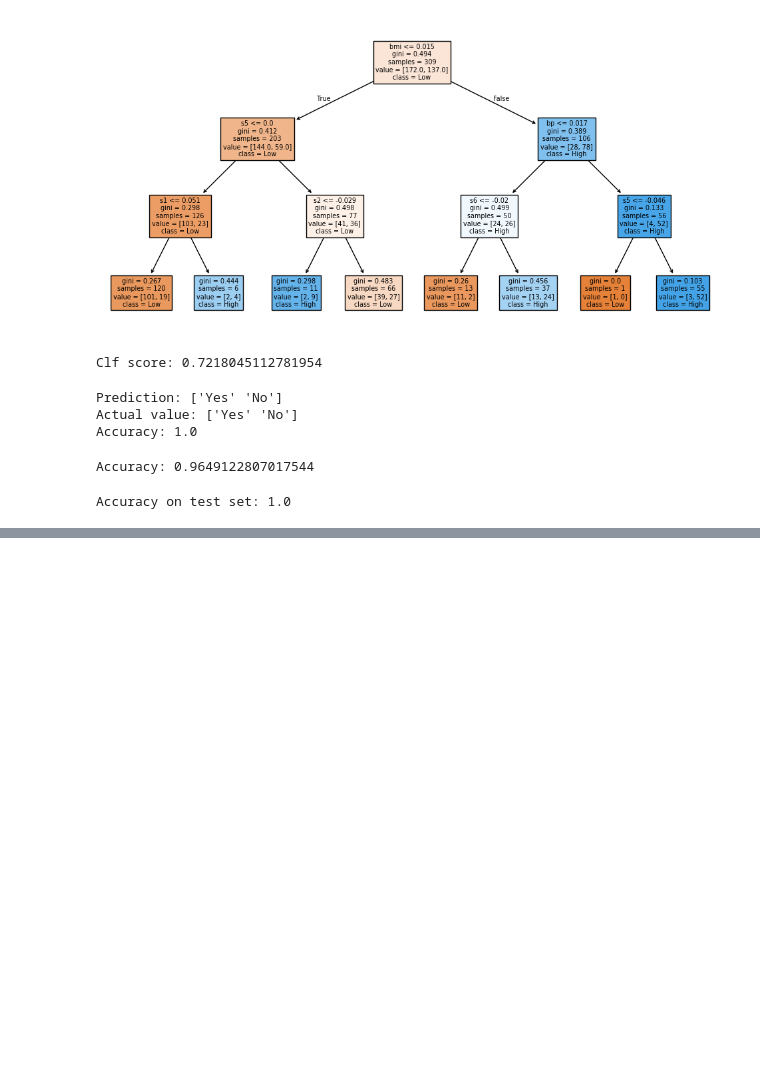
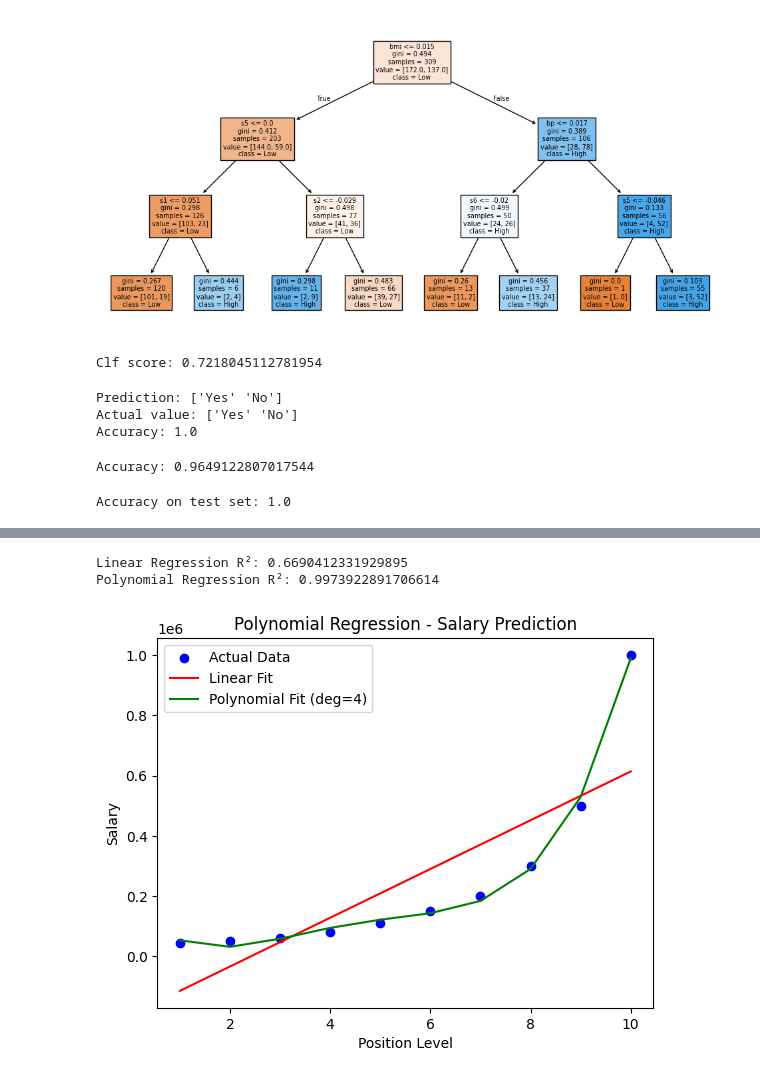
Before and after one commit to Madathanapalleleena/ML_LAB_152, a Jupyter notebook: ML_Lab_Practice.ipynb, the cells around one changed output, grey strips where cells are left out. Saved outputs shown, nothing was run; the diff lists cells and outputs as text; code cells hidden in the pictures; blank space fills up the shorter version.

```diff
--- a/ML_Lab_Practice.ipynb
+++ b/ML_Lab_Practice.ipynb
@@ -1878,0 +2078,40 @@ Accuracy on test set: 1.0
+# %%
+import pandas as pd
+import numpy as np
+import matplotlib.pyplot as plt
+from sklearn.linear_model import LinearRegression
+from sklearn.preprocessing import PolynomialFeatures
+from sklearn.metrics import mean_squared_error, r2_score
+
+df = pd.read_csv("Position_Salaries.csv")
+
+X = df[['Level']]
+y = df['Salary']
+
+lin_reg = LinearRegression()
+lin_reg.fit(X, y)
+
+poly = PolynomialFeatures(degree=4)
+X_poly = poly.fit_transform(X)
+
+poly_reg = LinearRegression()
+poly_reg.fit(X_poly, y)
+
+y_pred_lin = lin_reg.predict(X)
+y_pred_poly = poly_reg.predict(X_poly)
+
+print("Linear Regression R²:", r2_score(y, y_pred_lin))
+print("Polynomial Regression R²:", r2_score(y, y_pred_poly))
+
+plt.scatter(X, y, color="blue", label="Actual Data")
+plt.plot(X, y_pred_lin, color="red", label="Linear Fit")
+plt.plot(X, y_pred_poly, color="green", label="Polynomial Fit (deg=4)")
+plt.xlabel("Position Level")
+plt.ylabel("Salary")
+plt.title("Polynomial Regression - Salary Prediction")
+plt.legend()
+plt.show()
+# %% [output]
+Linear Regression R²: 0.6690412331929895
+Polynomial Regression R²: 0.9973922891706614
+[figure, added]
```
Also changed, not shown: parts of 16 cells of this notebook.
